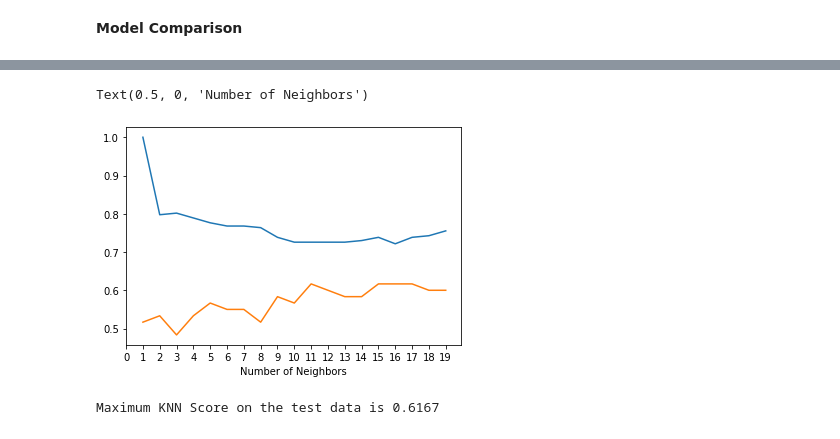
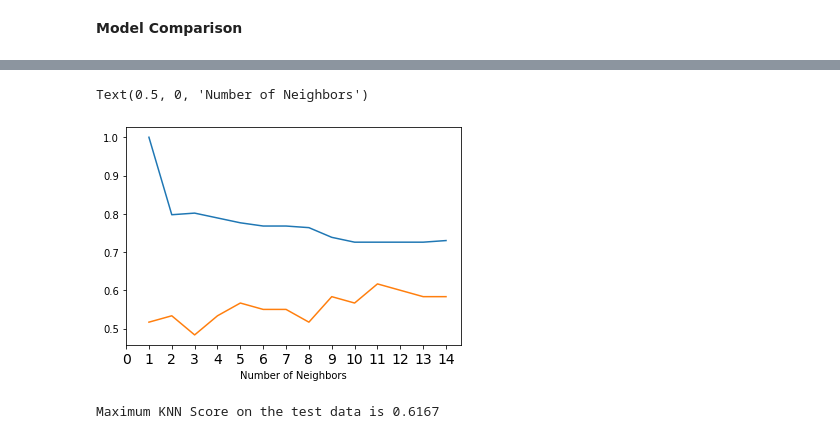
Before and after one commit to badl7/heart_disease-ML_project, a Jupyter notebook: proje1.ipynb, the cells around one changed output, grey strips where cells are left out. Saved outputs shown, nothing was run; the diff lists cells and outputs as text; code cells hidden in the pictures.

```diff
--- a/proje1.ipynb
+++ b/proje1.ipynb
@@ -302,7 +302,7 @@ model_compare.T.plot(kind = 'barh',
 train_scores = []
 test_scores = []
 
-neighbors = range(1,20)
+neighbors = range(1,15)
 
 knn = KNeighborsClassifier()
 
@@ -317,14 +317,14 @@ for i in neighbors:
 # %%
 # To visualize train and test scores
 
 plt.plot(neighbors, train_scores, label = 'Train Scores')
 plt.plot(neighbors, test_scores , label = 'Test Scores')
 
-plt.xticks(np.arange(0,20,1))
+plt.xticks(np.arange(0,15,1),fontsize=14)
 plt.xlabel("Number of Neighbors")
 # %% [output]
 Text(0.5, 0, 'Number of Neighbors')
-[figure, old version]
+[figure, new version]
 # %%
 print(f"Maximum KNN Score on the test data is {max(test_scores):.4f}")
 # %% [output]
```
Also changed, not shown: parts of 44 cells of this notebook.
